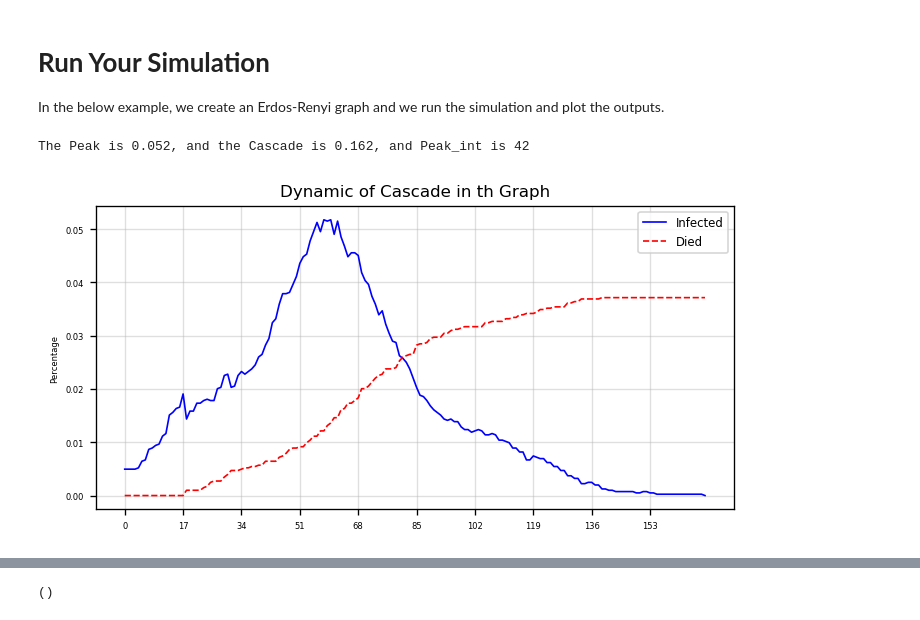
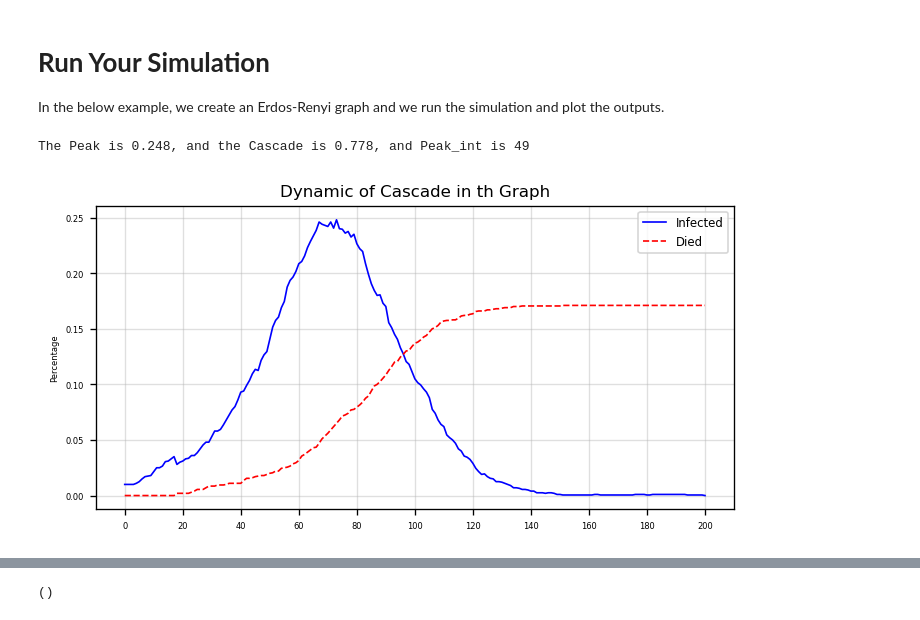
Before and after one commit to MahdiShahrabi/COVID19-Simulation, a Jupyter notebook: Time Dimension/Time_Simulation.ipynb, the cells around one changed output, grey strips where cells are left out. Saved outputs shown, nothing was run; the diff lists cells and outputs as text; code cells hidden in the pictures.

```diff
--- a/Time Dimension/Time_Simulation.ipynb
+++ b/Time Dimension/Time_Simulation.ipynb
@@ -415,27 +419,27 @@ In the below example, we create an Erdos-Renyi graph and we run the simulation a
 # %%
 %%time
 # Example
-n = 1000
-d = 50
+n = 2000
+d = 20
 c = 0.01
-# G = nx.erdos_renyi_graph(n,d/n)
-G = deepcopy(FB_Graph)
+G = nx.erdos_renyi_graph(n,d/n)
+# G = deepcopy(FB_Graph)
 edge_weight = dict(zip(G.edges(),[c for x in range(len(G.edges()))]))
 nx.set_edge_attributes(G,edge_weight,'weight')
 
 method = 'Transmission'
 out = Simulate_SIR_Time (deepcopy(G),Maximum_Time=1000,
                        Seasons=[50,100,150,200],P_seasons = [1,1,1,1],
                        Seeds = generateRandSeed(20,G),
-                       n_dr=17, q_die=0.2, n_exposed=3,q_symptotic=0.5, q_s=0.1,
+                       n_dr=17, q_die=0.2, n_exposed=3,q_symptotic=0.5, q_s=0.5,
                        how='Transmission',
-                       time_policy={'mode':'deterministic','stochastic':{'p':0.5},
+                       time_policy={'mode':'stochastic','stochastic':{'p':1},
                                     'deterministic':{'group_num':2,'method':'divide'}},
                        pnt=False)
 
 print('The Peak is {:0.3f}, and the Cascade is {:0.3f}, and Peak_int is {}'.format(
     out['Peak'],out['Cascade'],out['Peak_int']))
 plot_simulation_output(Graphsize=G.number_of_nodes(),data = out,module=['Infected','Died'])
 # %% [output]
-The Peak is 0.052, and the Cascade is 0.162, and Peak_int is 42
+The Peak is 0.248, and the Cascade is 0.778, and Peak_int is 49
-[figure, old version]
+[figure, new version]
```
Also changed, not shown: parts of 6 cells of this notebook.
